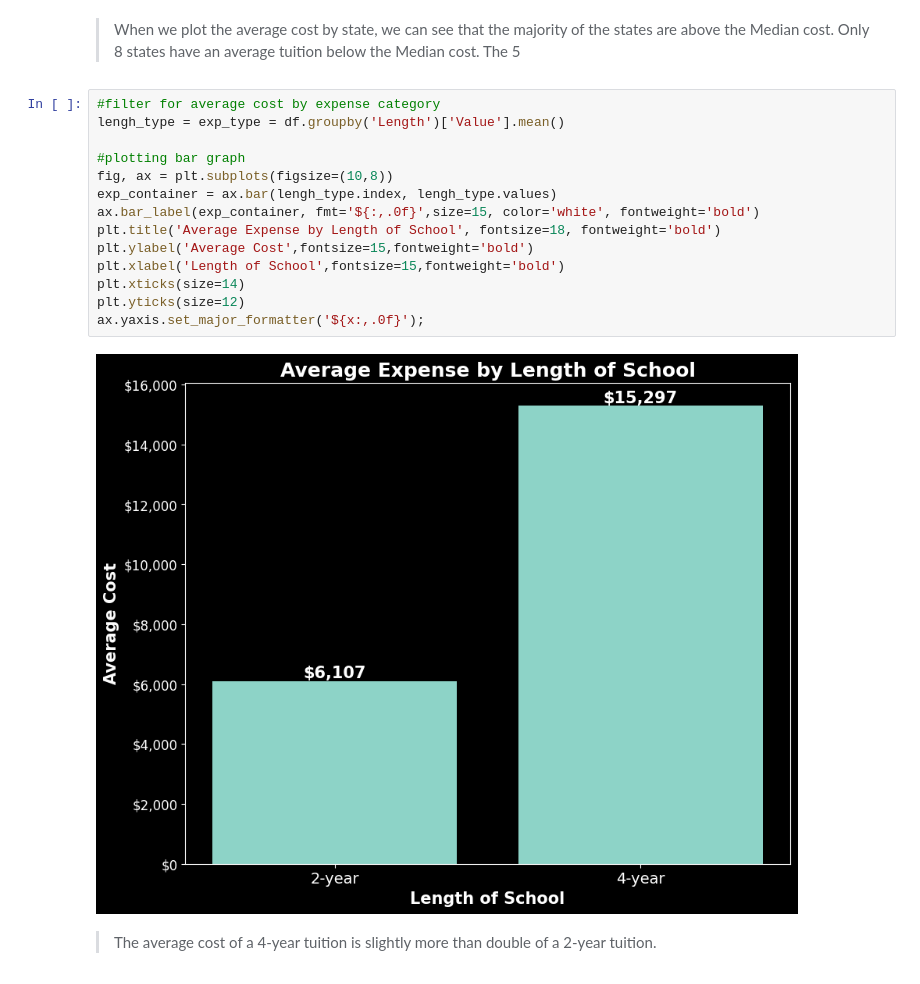
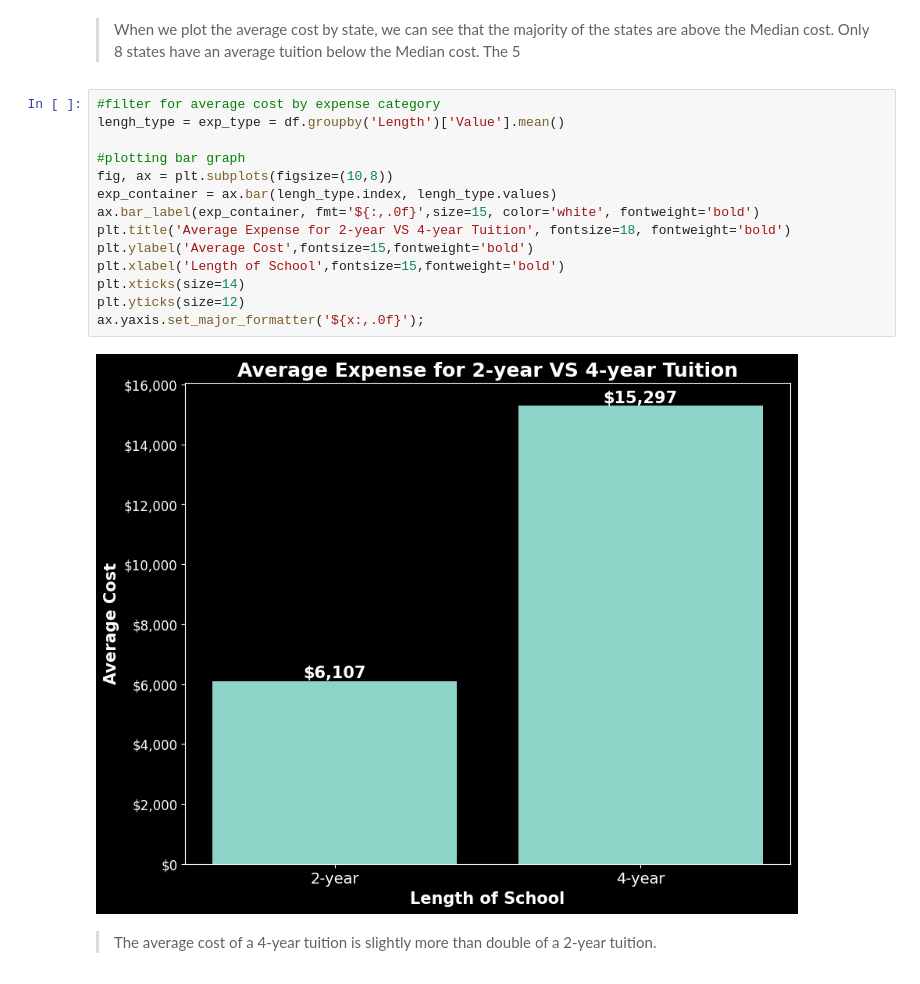
Before and after one commit to daisy-rivera/Cost-of-Undergraduate-Tuition, a Jupyter notebook: Project2_Part4.ipynb, the cells around one changed output. Drawn from its saved outputs; the diff is of its cells as text.

```diff
--- a/Project2_Part4.ipynb
+++ b/Project2_Part4.ipynb
@@ -323,19 +323,19 @@ plt.legend(fontsize=20,loc='center right');
 # %%
 #filter for average cost by expense category
 lengh_type = exp_type = df.groupby('Length')['Value'].mean()
 
 #plotting bar graph
 fig, ax = plt.subplots(figsize=(10,8))
 exp_container = ax.bar(lengh_type.index, lengh_type.values)
 ax.bar_label(exp_container, fmt='${:,.0f}',size=15, color='white', fontweight='bold')
-plt.title('Average Expense by Length of School', fontsize=18, fontweight='bold')
+plt.title('Average Expense for 2-year VS 4-year Tuition', fontsize=18, fontweight='bold')
 plt.ylabel('Average Cost',fontsize=15,fontweight='bold')
 plt.xlabel('Length of School',fontsize=15,fontweight='bold')
 plt.xticks(size=14)
 plt.yticks(size=12)
 ax.yaxis.set_major_formatter('${x:,.0f}');
 # %% [output]
-[figure, old version]
+[figure, new version]
 # %% [markdown]
 > The average cost of a 4-year tuition is slightly more than double of a 2-year tuition.
 # %%
```
Also changed, not shown: parts of 4 cells of this notebook.
